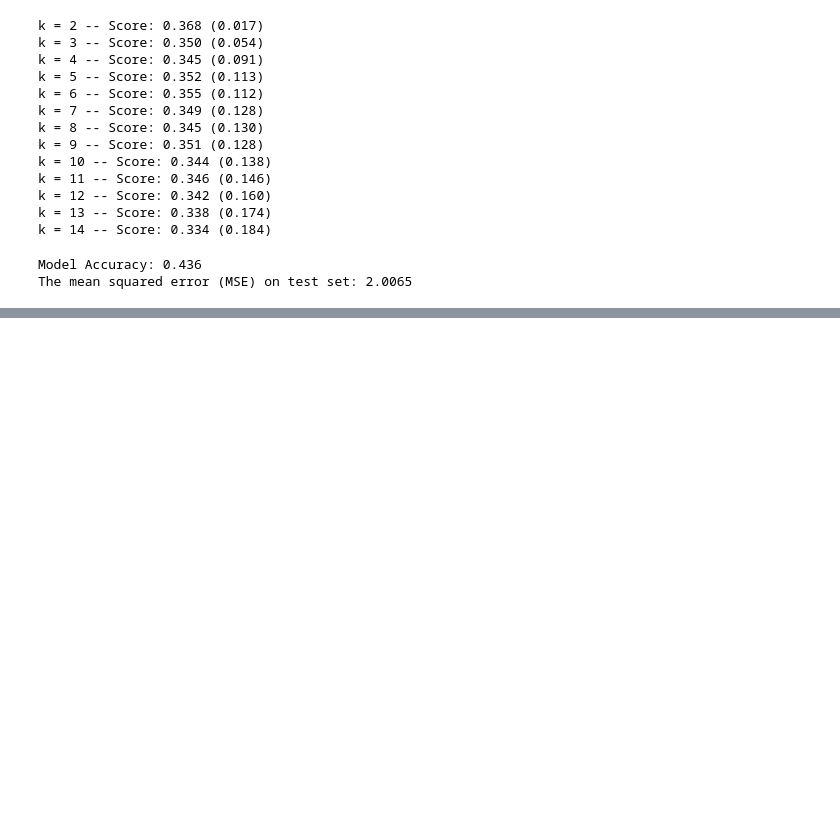
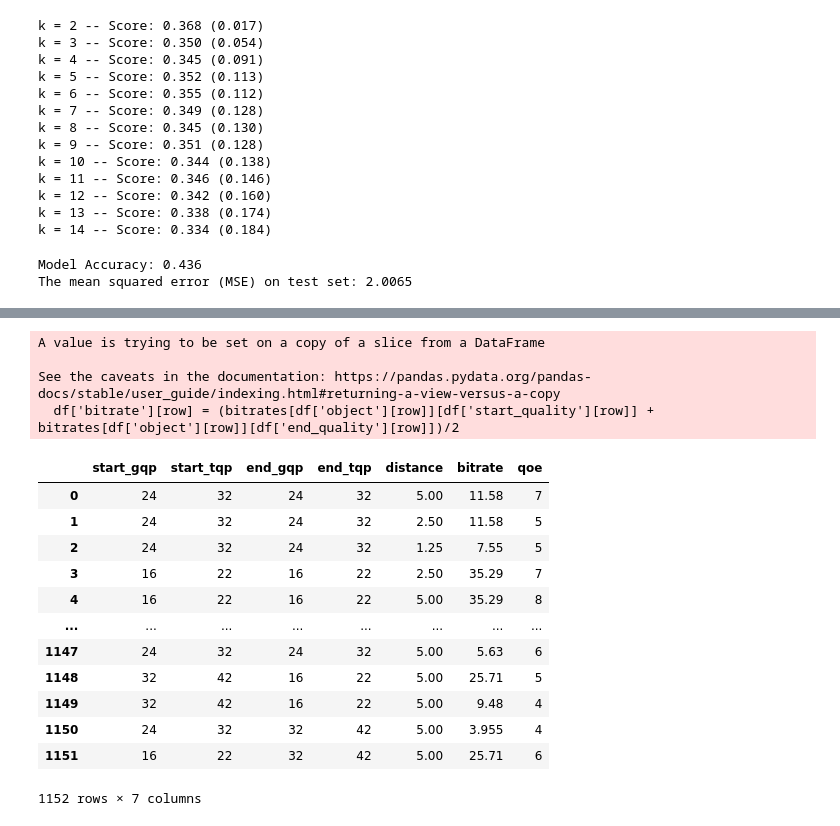
Before and after one commit to minhkstn/PointCloudQoEModels, a Jupyter notebook: point_cloud_qoe_models.ipynb, the cells around one changed output, grey strips where cells are left out. Saved outputs shown, nothing was run; the diff lists cells and outputs as text; code cells hidden in the pictures; blank space fills up the shorter version.

```diff
--- a/point_cloud_qoe_models.ipynb
+++ b/point_cloud_qoe_models.ipynb
@@ -316,0 +367,25 @@ OSError: dlopen(/Users/minhkstn/opt/anaconda3/lib/python3.9/site-packages/lightg
+# %%
+for row in np.arange(df.shape[0]):
+    df['bitrate'][row] = (bitrates[df['object'][row]][df['start_quality'][row]] + bitrates[df['object'][row]][df['end_quality'][row]])/2
+
+columns = ['start_gqp', 'start_tqp', 'end_gqp', 'end_tqp', 'distance', 'bitrate', 'qoe']
+data = df[columns]
+data
+# %% [output]
+A value is trying to be set on a copy of a slice from a DataFrame
+
+See the caveats in the documentation: https://pandas.pydata.org/pandas-docs/stable/user_guide/indexing.html#returning-a-view-versus-a-copy
+  df['bitrate'][row] = (bitrates[df['object'][row]][df['start_quality'][row]] + bitrates[df['object'][row]][df['end_quality'][row]])/2
+|  | start_gqp | start_tqp | end_gqp | end_tqp | distance | bitrate | qoe |
+| 0 | 24 | 32 | 24 | 32 | 5.00 | 11.58 | 7 |
+| 1 | 24 | 32 | 24 | 32 | 2.50 | 11.58 | 5 |
+| 2 | 24 | 32 | 24 | 32 | 1.25 | 7.55 | 5 |
+| 3 | 16 | 22 | 16 | 22 | 2.50 | 35.29 | 7 |
+| 4 | 16 | 22 | 16 | 22 | 5.00 | 35.29 | 8 |
+| ... | ... | ... | ... | ... | ... | ... | ... |
+| 1147 | 24 | 32 | 24 | 32 | 5.00 | 5.63 | 6 |
+| 1148 | 32 | 42 | 16 | 22 | 5.00 | 25.71 | 5 |
+| 1149 | 32 | 42 | 16 | 22 | 5.00 | 9.48 | 4 |
+| 1150 | 24 | 32 | 32 | 42 | 5.00 | 3.955 | 4 |
+| 1151 | 16 | 22 | 32 | 42 | 5.00 | 25.71 | 6 |
+1152 rows × 7 columns
```
Also changed, not shown: parts of 12 cells of this notebook, 1 other file.
